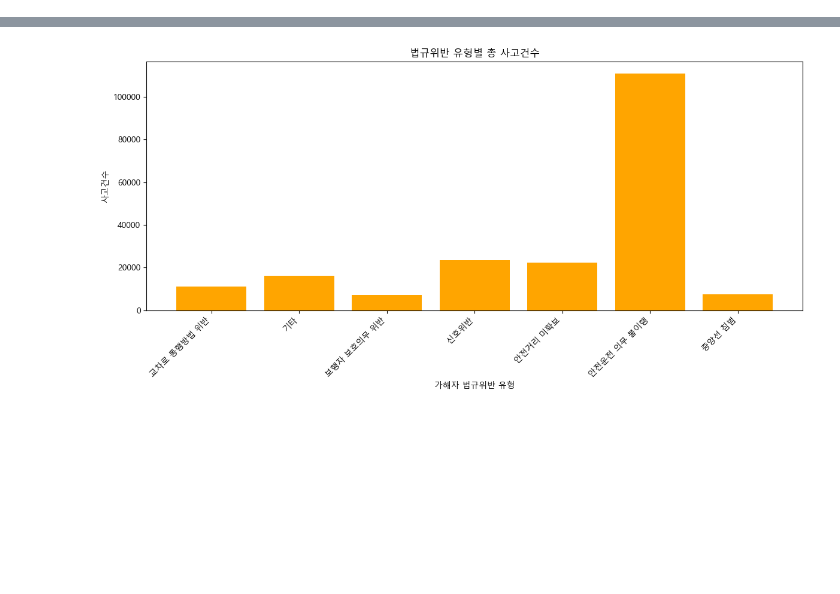
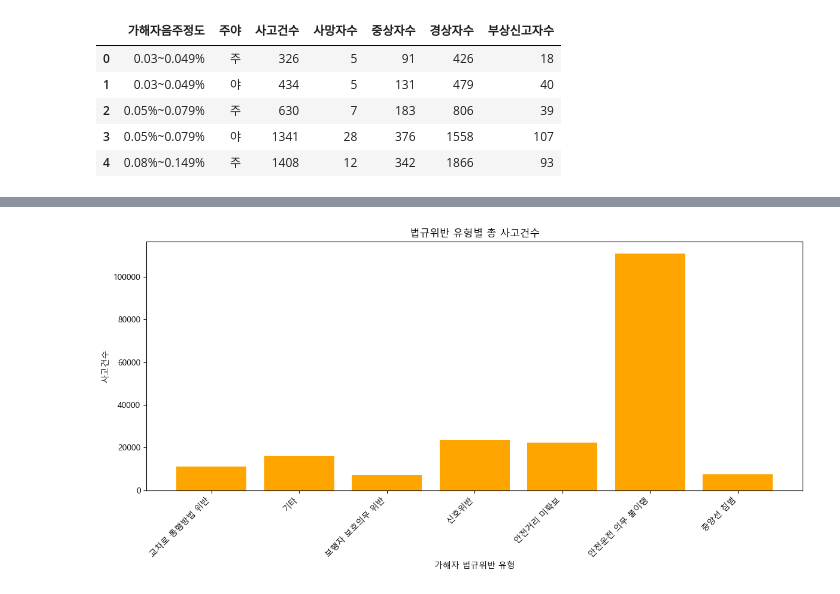
Before and after one commit to irisyshin/hipython_rep, a Jupyter notebook: mini_project_s1/data_analyse.ipynb, the cells around one changed output, grey strips where cells are left out. Saved outputs shown, nothing was run; the diff lists cells and outputs as text; code cells hidden in the pictures; blank space fills up the shorter version.

```diff
--- a/mini_project_s1/data_analyse.ipynb
+++ b/mini_project_s1/data_analyse.ipynb
@@ -0,0 +46,10 @@
+# %%
+df_alc = pd.read_csv("./dataset/한국도로교통공단_가해운전자 음주정도별 주야별 교통사고 통계_20231231.csv", encoding='cp949')
+df_alc.head()
+# %% [output]
+|  | 가해자음주정도 | 주야 | 사고건수 | 사망자수 | 중상자수 | 경상자수 | 부상신고자수 |
+| 0 | 0.03~0.049% | 주 | 326 | 5 | 91 | 426 | 18 |
+| 1 | 0.03~0.049% | 야 | 434 | 5 | 131 | 479 | 40 |
+| 2 | 0.05%~0.079% | 주 | 630 | 7 | 183 | 806 | 39 |
+| 3 | 0.05%~0.079% | 야 | 1341 | 28 | 376 | 1558 | 107 |
+| 4 | 0.08%~0.149% | 주 | 1408 | 12 | 342 | 1866 | 93 |
```
Also changed, not shown: parts of 7 cells of this notebook.
